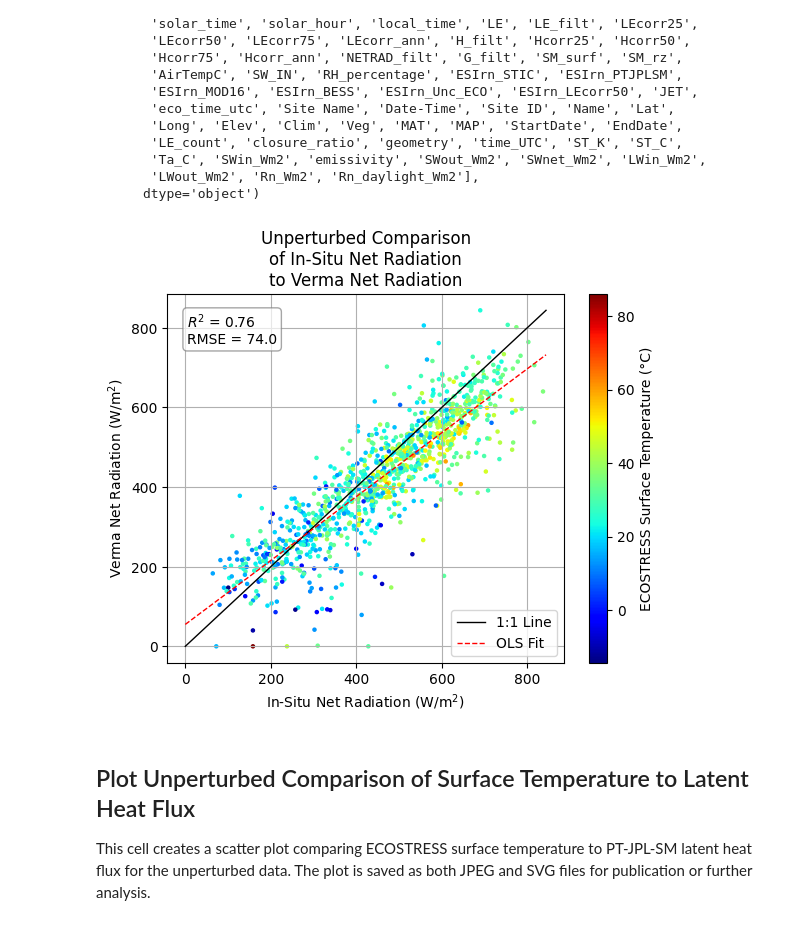
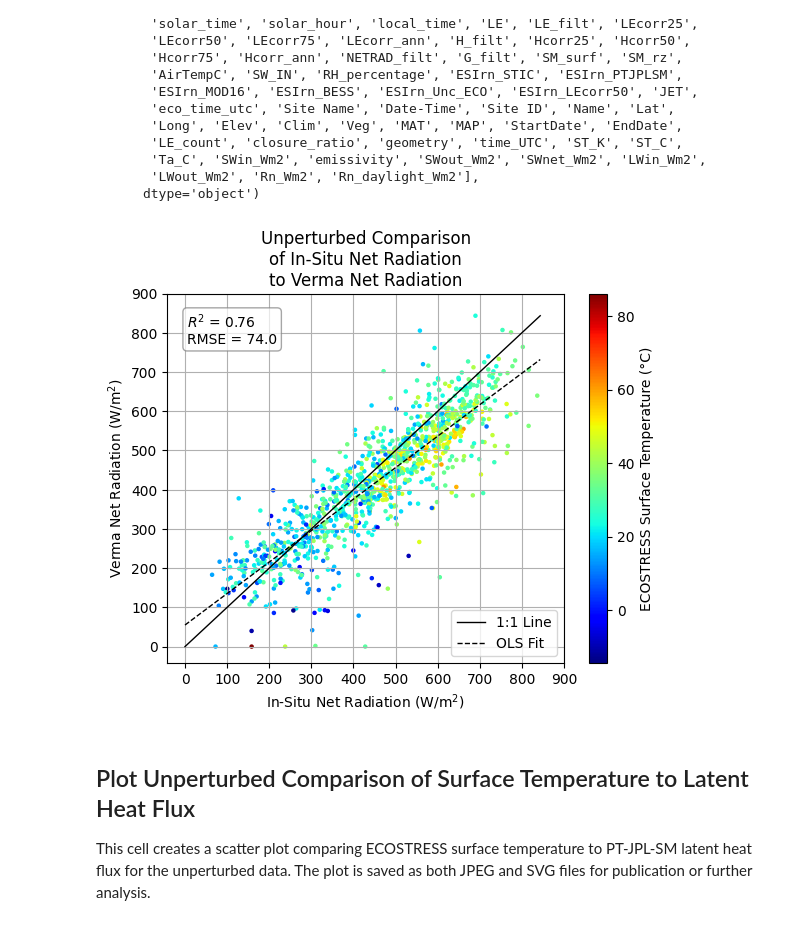
Before and after one commit to gregory-halverson-jpl/verma-net-radiation, a Jupyter notebook: notebooks/Verma Net Radiation Sensitivity with ECOv002 Cal-Val.ipynb, the cells around one changed output. Cells and saved outputs as stored; diff of their text form; code cells hidden in the pictures.

Commit message:
accuracy plot for Verma net radiation vs eddy covariance tower

```diff
--- a/notebooks/Verma Net Radiation Sensitivity with ECOv002 Cal-Val.ipynb
+++ b/notebooks/Verma Net Radiation Sensitivity with ECOv002 Cal-Val.ipynb
@@ -113,35 +113,41 @@ plt.plot([min_val, max_val], [min_val, max_val], color='black', linestyle='-', l
 
 # Add OLS regression line
 coefs = np.polyfit(processed.NETRAD_filt, processed.Rn_Wm2, 1)
 ols_x = np.array([min_val, max_val])
 ols_y = coefs[0] * ols_x + coefs[1]
-plt.plot(ols_x, ols_y, color='red', linestyle='--', linewidth=1, label='OLS Fit')
+plt.plot(ols_x, ols_y, color='black', linestyle='--', linewidth=1, label='OLS Fit')
 
 # Calculate R-squared and RMSE
 from sklearn.metrics import r2_score, mean_squared_error
 y_true = processed.Rn_Wm2
 y_pred = coefs[0] * processed.NETRAD_filt + coefs[1]
 r2 = r2_score(y_true, y_pred)
 rmse = np.sqrt(mean_squared_error(y_true, y_pred))
 
 # Annotate R-squared and RMSE on plot
 plt.annotate(f"$R^2$ = {r2:.2f}\nRMSE = {rmse:.1f}",
              xy=(0.05, 0.95), xycoords='axes fraction',
              ha='left', va='top',
              fontsize=10,
              bbox=dict(boxstyle='round', fc='white', ec='gray', alpha=0.7))
 
+# Set ticks every 100 for both axes
+xticks = np.arange(100 * (min_val // 100), 100 * (max_val // 100 + 2), 100)
+yticks = np.arange(100 * (min_val // 100), 100 * (max_val // 100 + 2), 100)
+plt.xticks(xticks)
+plt.yticks(yticks)
+
 plt.grid(True, zorder=0)
 plt.xlabel("In-Situ Net Radiation (W/m$^2$)")
 plt.ylabel("Verma Net Radiation (W/m$^2$)")
 plt.title("Unperturbed Comparison\nof In-Situ Net Radiation\nto Verma Net Radiation")
 plt.colorbar(sc, label="ECOSTRESS Surface Temperature (°C)")
 plt.legend()
 plt.savefig("Unperturbed Comparison of In-Situ Net Radiation to Verma Net Radiation.jpeg", format='jpeg', bbox_inches='tight')
 plt.savefig("Unperturbed Comparison of In-Situ Net Radiation to Verma Net Radiation.svg", format='svg', bbox_inches='tight')
 plt.show()
 # %% [output]
-[figure, old version]
+[figure, new version]
 # %% [markdown]
 ## Plot Unperturbed Comparison of Surface Temperature to Latent Heat Flux
 
```
Also changed, not shown: 2 other files.
